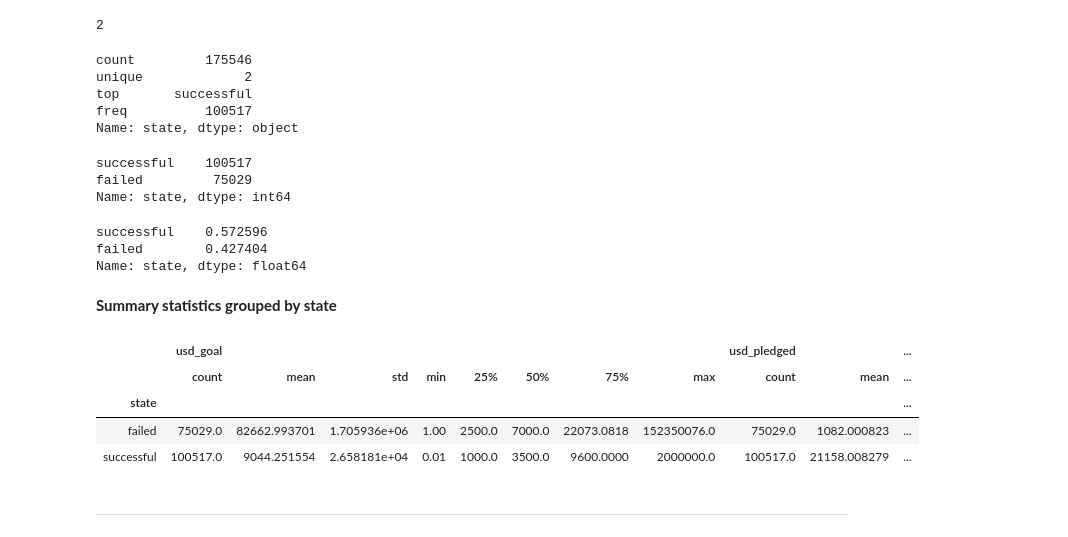
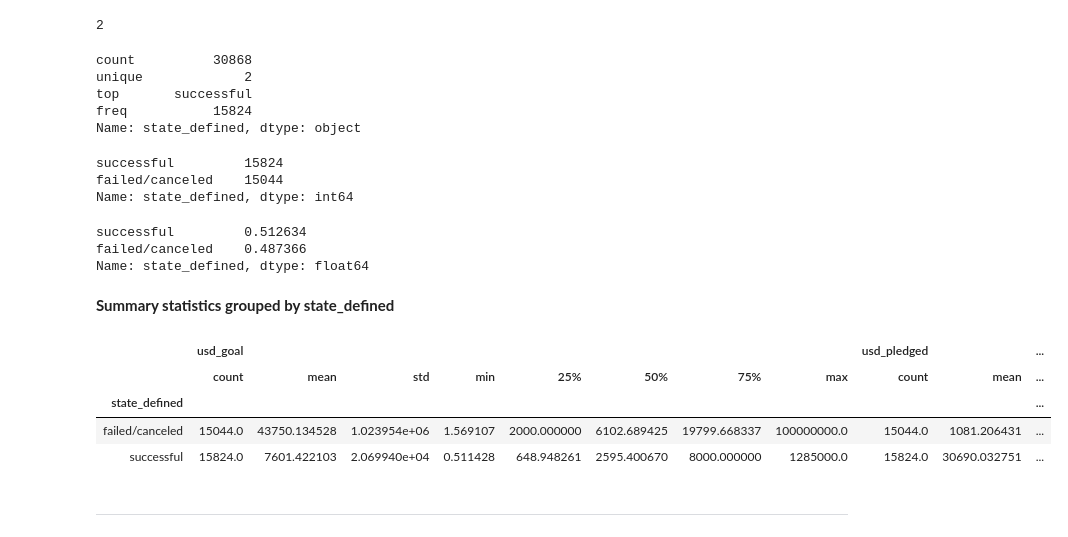
Before and after one commit to psmorelli/ironhack_project6, a Jupyter notebook: Tobias/kickstarter_analysis_categories_countries_distr_goal_pledged_TG.ipynb, the cells around one changed output. Drawn from its saved outputs; the diff is of its cells as text; code cells hidden in the pictures.

```diff
--- a/Tobias/kickstarter_analysis_categories_countries_distr_goal_pledged_TG.ipynb
+++ b/Tobias/kickstarter_analysis_categories_countries_distr_goal_pledged_TG.ipynb
@@ -456,38 +449,38 @@ df_kickstarter.state.nunique()
 # %% [output]
 2
 # %%
-#summary statistics of the numerical values of state
-df_kickstarter.state.describe()
+#summary statistics of the numerical values of state_defined
+df_kickstarter.state_defined.describe()
 # %% [output]
-count         175546
+count          30868
 unique             2
 top       successful
-freq          100517
-Name: state, dtype: object
+freq           15824
+Name: state_defined, dtype: object
 # %%
-#state - absolute value counts
-df_kickstarter.state.value_counts()
+#state_defined - absolute value counts
+df_kickstarter.state_defined.value_counts()
 # %% [output]
-successful    100517
-failed         75029
-Name: state, dtype: int64
+successful         15824
+failed/canceled    15044
+Name: state_defined, dtype: int64
 # %%
-#state - relative value counts
-df_kickstarter.state.value_counts(normalize=True)
+#state_defined - relative value counts
+df_kickstarter.state_defined.value_counts(normalize=True)
 # %% [output]
-successful    0.572596
-failed        0.427404
-Name: state, dtype: float64
+successful         0.512634
+failed/canceled    0.487366
+Name: state_defined, dtype: float64
 # %% [markdown]
-**Summary statistics grouped by state**
+**Summary statistics grouped by state_defined**
 # %%
-df_kickstarter.groupby(['state']).describe()
+df_kickstarter.groupby(['state_defined']).describe()
 # %% [output]
 |  | usd_goal |  |  |  |  |  |  |  | usd_pledged |  | ... |
 |  | count | mean | std | min | 25% | 50% | 75% | max | count | mean | ... |
-| state |  |  |  |  |  |  |  |  |  |  | ... |
-| failed | 75029.0 | 82662.993701 | 1.705936e+06 | 1.00 | 2500.0 | 7000.0 | 22073.0818 | 152350076.0 | 75029.0 | 1082.000823 | ... |
-| successful | 100517.0 | 9044.251554 | 2.658181e+04 | 0.01 | 1000.0 | 3500.0 | 9600.0000 | 2000000.0 | 100517.0 | 21158.008279 | ... |
+| state_defined |  |  |  |  |  |  |  |  |  |  | ... |
+| failed/canceled | 15044.0 | 43750.134528 | 1.023954e+06 | 1.569107 | 2000.000000 | 6102.689425 | 19799.668337 | 100000000.0 | 15044.0 | 1081.206431 | ... |
+| successful | 15824.0 | 7601.422103 | 2.069940e+04 | 0.511428 | 648.948261 | 2595.400670 | 8000.000000 | 1285000.0 | 15824.0 | 30690.032751 | ... |
 # %% [markdown]
 ---
 # %% [markdown]
```
Also changed, not shown: parts of 66 cells of this notebook, 1 other file.
